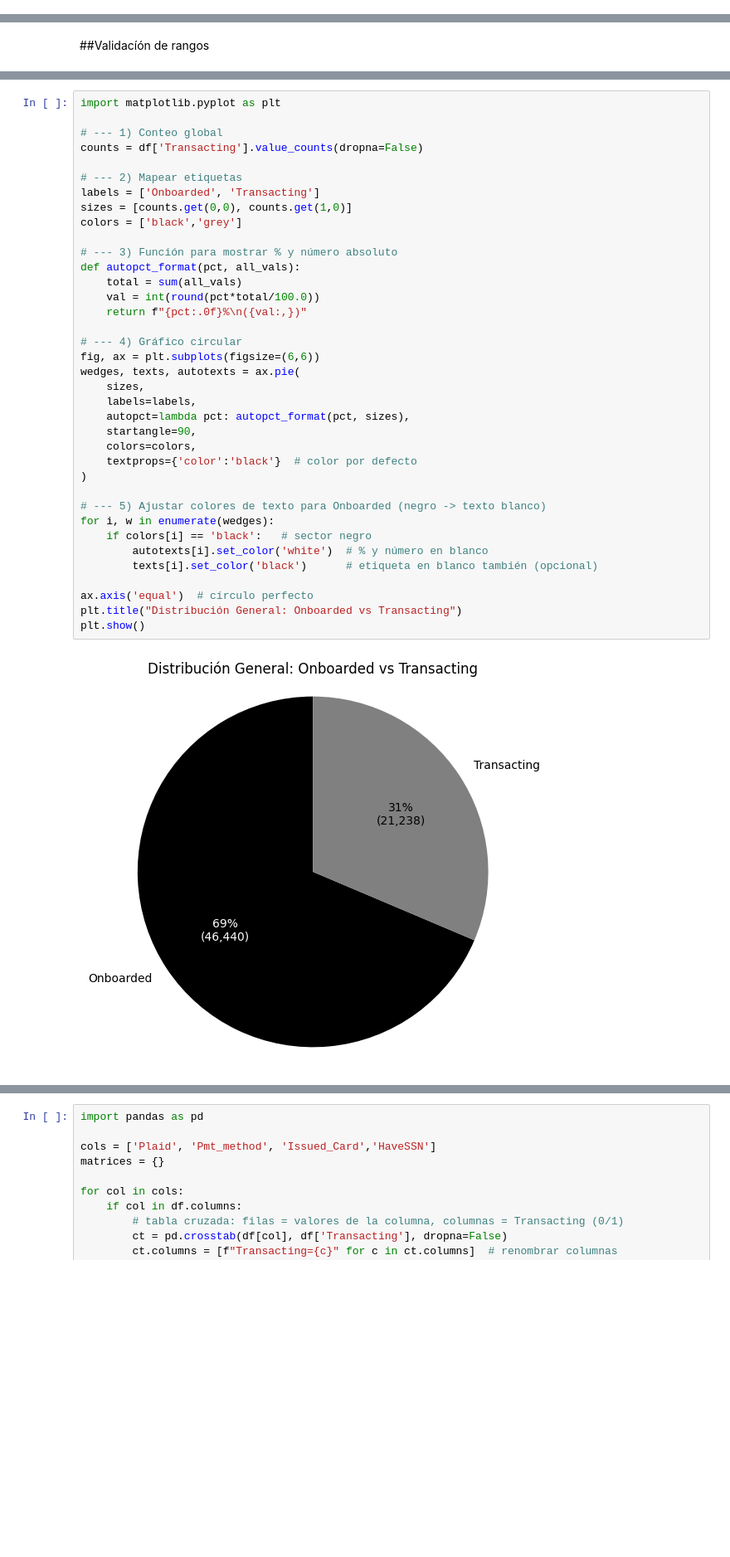
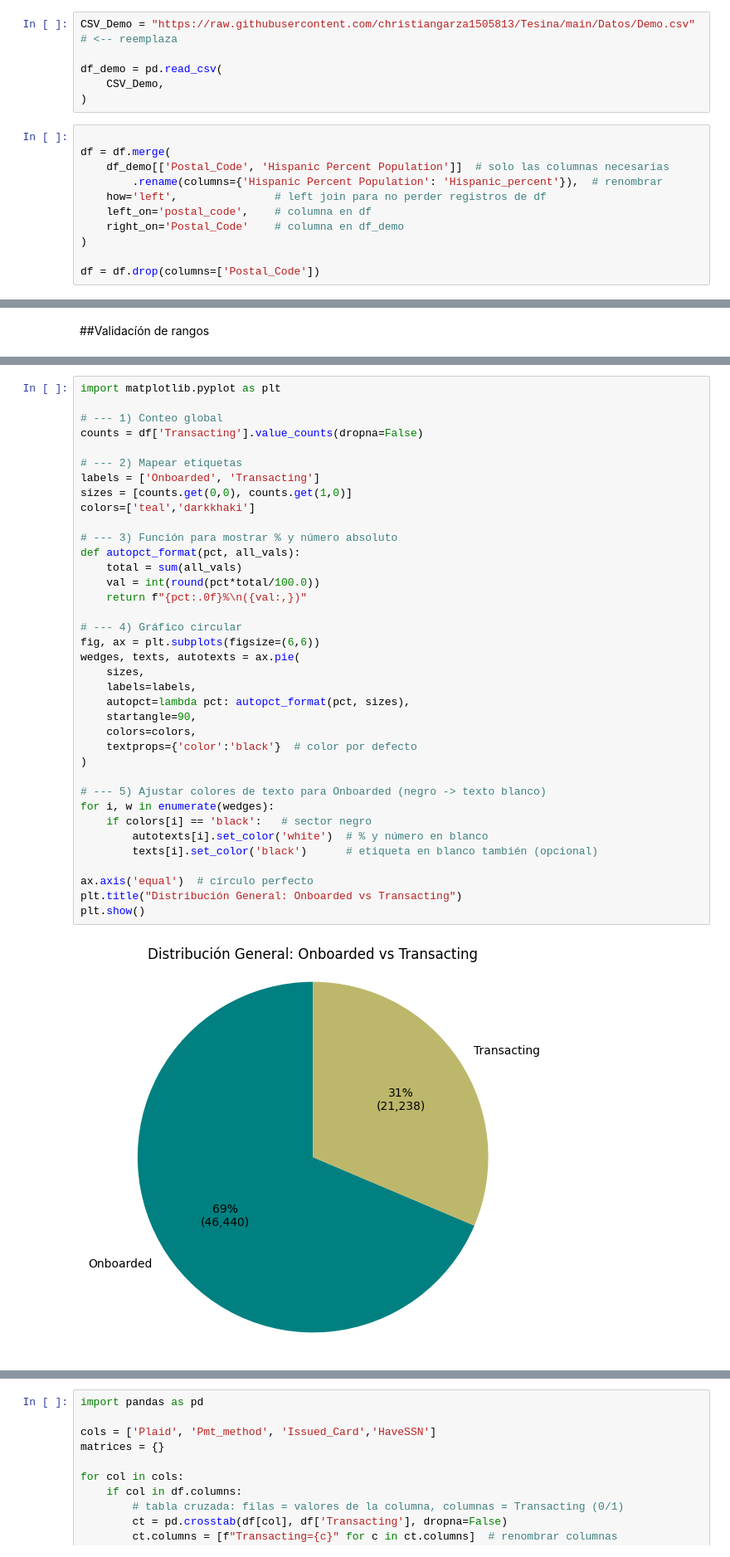
Before and after one commit to christiangarza1505813/ClassModel, a Jupyter notebook: Model/model.ipynb, the cells around one changed output, grey strips where cells are left out. Shown at 83% size. Cells and saved outputs as stored; diff of their text form; blank space fills up the shorter version.

```diff
--- a/Model/model.ipynb
+++ b/Model/model.ipynb
@@ -27,6 +27,23 @@ CSV_URL = "https://raw.githubusercontent.com/christiangarza1505813/Tesina/main/D
 df = pd.read_csv(
     CSV_URL,
 )
+# %%
+CSV_Demo = "https://raw.githubusercontent.com/christiangarza1505813/Tesina/main/Datos/Demo.csv"  # <-- reemplaza
+
+df_demo = pd.read_csv(
+    CSV_Demo,
+)
+# %%
+
+df = df.merge(
+    df_demo[['Postal_Code', 'Hispanic Percent Population']]  # solo las columnas necesarias
+        .rename(columns={'Hispanic Percent Population': 'Hispanic_percent'}),  # renombrar
+    how='left',               # left join para no perder registros de df
+    left_on='postal_code',    # columna en df
+    right_on='Postal_Code'    # columna en df_demo
+)
+
+df = df.drop(columns=['Postal_Code'])
 # %%
 df['YMD'] = pd.to_datetime(df['YMD'])
 df_sorted = df.sort_values(by=['AccountUuid', 'YMD'])
@@ -174,34 +194,34 @@ counts = df['Transacting'].value_counts(dropna=False)
 # --- 2) Mapear etiquetas
 labels = ['Onboarded', 'Transacting']
 sizes = [counts.get(0,0), counts.get(1,0)]
-colors = ['black','grey']
+colors=['teal','darkkhaki']
 
 # --- 3) Función para mostrar % y número absoluto
 def autopct_format(pct, all_vals):
     total = sum(all_vals)
     val = int(round(pct*total/100.0))
     return f"{pct:.0f}%\n({val:,})"
 
 # --- 4) Gráfico circular
 fig, ax = plt.subplots(figsize=(6,6))
 wedges, texts, autotexts = ax.pie(
     sizes,
     labels=labels,
     autopct=lambda pct: autopct_format(pct, sizes),
     startangle=90,
     colors=colors,
     textprops={'color':'black'}  # color por defecto
 )
 
 # --- 5) Ajustar colores de texto para Onboarded (negro -> texto blanco)
 for i, w in enumerate(wedges):
     if colors[i] == 'black':   # sector negro
         autotexts[i].set_color('white')  # % y número en blanco
         texts[i].set_color('black')      # etiqueta en blanco también (opcional)
 
 ax.axis('equal')  # círculo perfecto
 plt.title("Distribución General: Onboarded vs Transacting")
 plt.show()
 # %% [output]
-[figure, old version]
+[figure, new version]
 # %%
```
Also changed, not shown: parts of 8 cells of this notebook.
